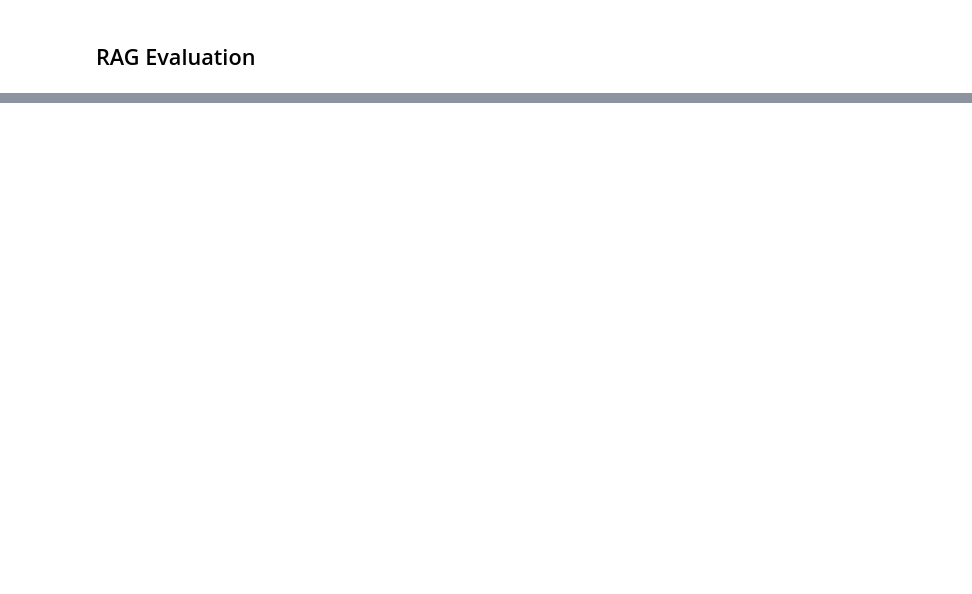
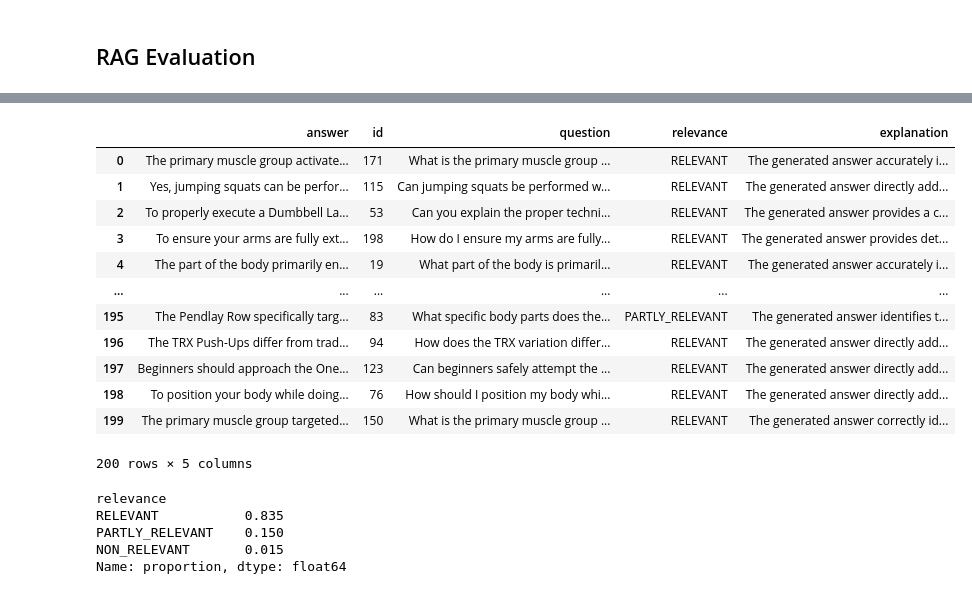
Before and after one commit to codeflamer/RAG-FITNESS-ASSISTANT, a Jupyter notebook: Fitness_Assistant.ipynb, the cells around one changed output, grey strips where cells are left out. Saved outputs shown, nothing was run; the diff lists cells and outputs as text; code cells hidden in the pictures; blank space fills up the shorter version.

```diff
--- a/Fitness_Assistant.ipynb
+++ b/Fitness_Assistant.ipynb
@@ -337,0 +483,26 @@ evaluate(ground_truth, lambda q: minsearch_improved(q['question']))
+# %%
+df_eval = pd.read_csv("data/rag-eval-gpt-4o-mini.csv")
+# %%
+df_eval
+# %% [output]
+|  | answer | id | question | relevance | explanation |
+| 0 | The primary muscle group activate... | 171 | What is the primary muscle group ... | RELEVANT | The generated answer accurately i... |
+| 1 | Yes, jumping squats can be perfor... | 115 | Can jumping squats be performed w... | RELEVANT | The generated answer directly add... |
+| 2 | To properly execute a Dumbbell La... | 53 | Can you explain the proper techni... | RELEVANT | The generated answer provides a c... |
+| 3 | To ensure your arms are fully ext... | 198 | How do I ensure my arms are fully... | RELEVANT | The generated answer provides det... |
+| 4 | The part of the body primarily en... | 19 | What part of the body is primaril... | RELEVANT | The generated answer accurately i... |
+| ... | ... | ... | ... | ... | ... |
+| 195 | The Pendlay Row specifically targ... | 83 | What specific body parts does the... | PARTLY_RELEVANT | The generated answer identifies t... |
+| 196 | The TRX Push-Ups differ from trad... | 94 | How does the TRX variation differ... | RELEVANT | The generated answer directly add... |
+| 197 | Beginners should approach the One... | 123 | Can beginners safely attempt the ... | RELEVANT | The generated answer directly add... |
+| 198 | To position your body while doing... | 76 | How should I position my body whi... | RELEVANT | The generated answer directly add... |
+| 199 | The primary muscle group targeted... | 150 | What is the primary muscle group ... | RELEVANT | The generated answer correctly id... |
+200 rows × 5 columns
+# %%
+df_eval.relevance.value_counts(normalize=True)
+# %% [output]
+relevance
+RELEVANT           0.835
+PARTLY_RELEVANT    0.150
+NON_RELEVANT       0.015
+Name: proportion, dtype: float64
```
Also changed, not shown: parts of 23 cells of this notebook, 16 other files.
